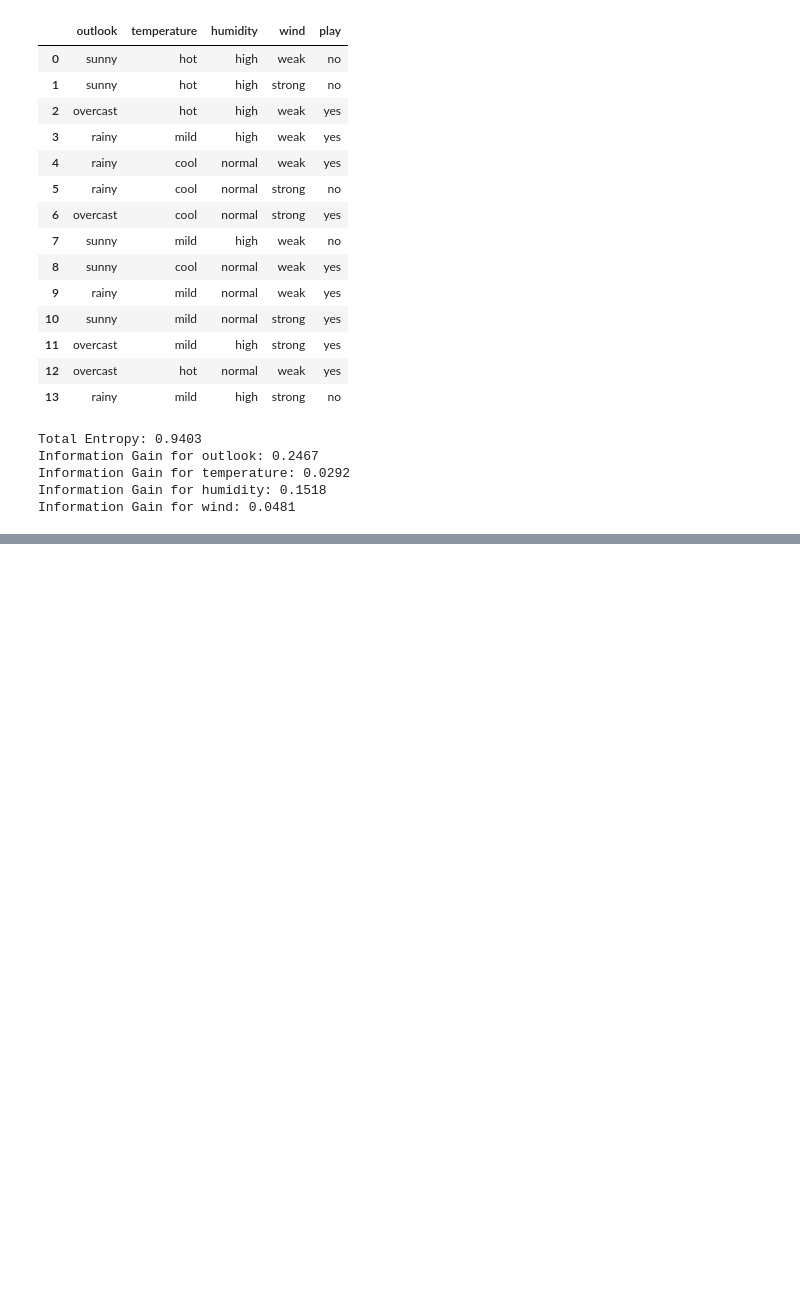
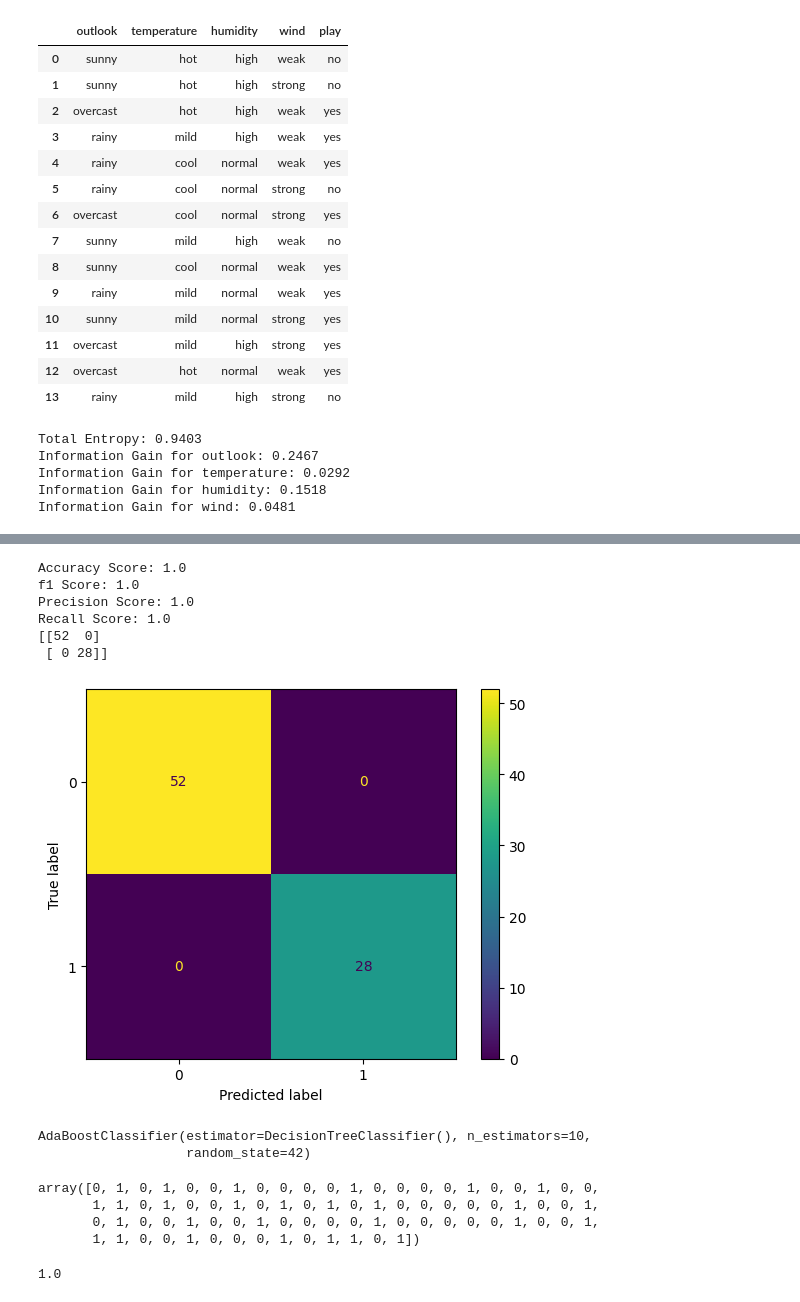
Before and after one commit to Haris-09/Machine-Learning, a Jupyter notebook: Decision_Tree.ipynb, the cells around one changed output, grey strips where cells are left out. Drawn from its saved outputs; the diff is of its cells as text; code cells hidden in the pictures; blank space fills up the shorter version.

```diff
--- a/Decision_Tree.ipynb
+++ b/Decision_Tree.ipynb
@@ -226,0 +315,38 @@ Information Gain for wind: 0.0481
+# %%
+print(f"Accuracy Score: {accuracy_score(y_test, prediction_bagging)}")
+print(f"f1 Score: {f1_score(y_test, prediction_bagging)}")
+print(f"Precision Score: {precision_score(y_test, prediction_bagging)}")
+print(f"Recall Score: {recall_score(y_test, prediction_bagging)}")
+print(confusion_matrix(y_test, prediction_bagging))
+ConfusionMatrixDisplay.from_predictions(y_test, prediction_bagging)
+plt.show()
+# %% [output]
+Accuracy Score: 1.0
+f1 Score: 1.0
+Precision Score: 1.0
+Recall Score: 1.0
+[[52  0]
+ [ 0 28]]
+[figure, added]
+# %%
+boosting = AdaBoostClassifier(
+    estimator=DecisionTreeClassifier(),
+    n_estimators=10,
+    random_state=42
+)
+boosting.fit(x,y)
+# %% [output]
+AdaBoostClassifier(estimator=DecisionTreeClassifier(), n_estimators=10,
+                   random_state=42)
+# %%
+prediction_boosting = boosting.predict(x_test)
+display(prediction_boosting)
+# %% [output]
+array([0, 1, 0, 1, 0, 0, 1, 0, 0, 0, 0, 1, 0, 0, 0, 0, 1, 0, 0, 1, 0, 0,
+       1, 1, 0, 1, 0, 0, 1, 0, 1, 0, 1, 0, 1, 0, 0, 0, 0, 0, 1, 0, 0, 1,
+       0, 1, 0, 0, 1, 0, 0, 1, 0, 0, 0, 0, 1, 0, 0, 0, 0, 0, 1, 0, 0, 1,
+       1, 1, 0, 0, 1, 0, 0, 0, 1, 0, 1, 1, 0, 1])
+# %%
+boosting.score(x_test,y_test)
+# %% [output]
+1.0
```
Also changed, not shown: parts of 32 cells of this notebook.
